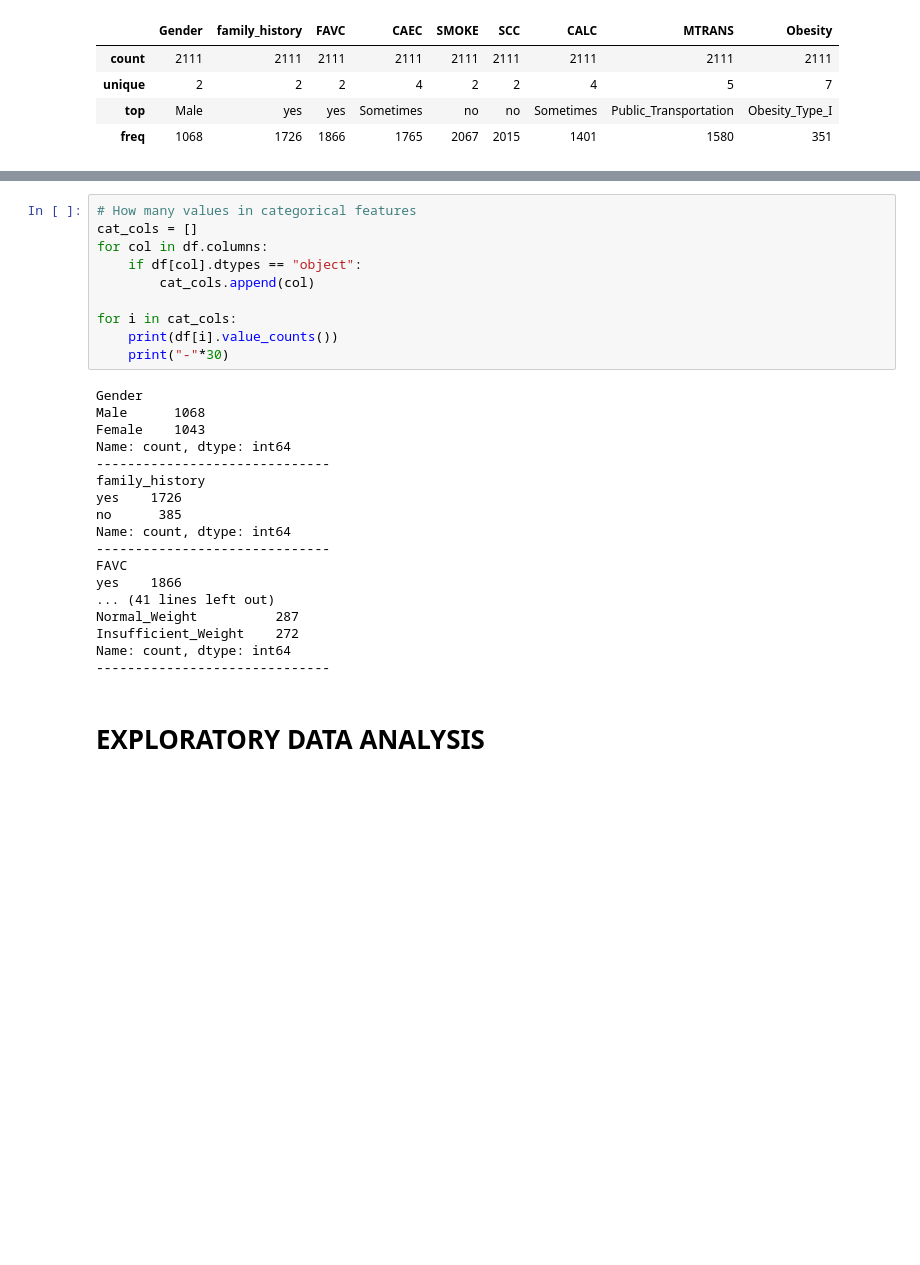
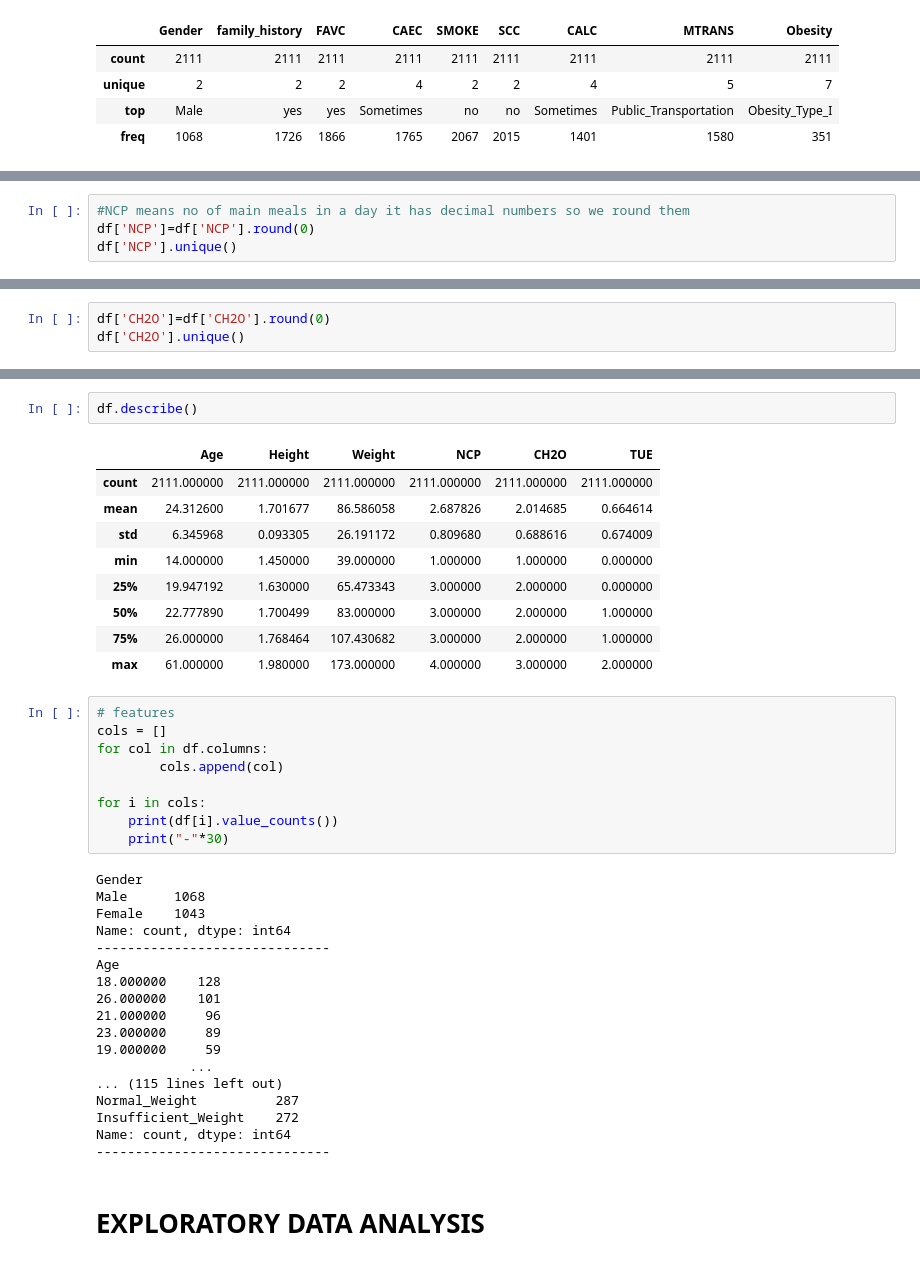
Before and after one commit to saipranay14/Obesity-Prediction, a Jupyter notebook: Obesity Prediction using XGBoost.ipynb, the cells around one changed output, grey strips where cells are left out. Saved outputs shown, nothing was run; the diff lists cells and outputs as text; blank space fills up the shorter version.

```diff
--- a/Obesity Prediction using XGBoost.ipynb
+++ b/Obesity Prediction using XGBoost.ipynb
@@ -96,0 +112,4 @@ Obesity_level (Target Column) : Obesity level
+# %%
+#NCP means no of main meals in a day it has decimal numbers so we round them
+df['NCP']=df['NCP'].round(0)
+df['NCP'].unique()
@@ -96,0 +118,3 @@ Obesity_level (Target Column) : Obesity level
+# %%
+df['CH2O']=df['CH2O'].round(0)
+df['CH2O'].unique()
@@ -97,11 +154,22 @@ Obesity_level (Target Column) : Obesity level
+# %%
+df.describe()
+# %% [output]
+|  | Age | Height | Weight | NCP | CH2O | TUE |
+| count | 2111.000000 | 2111.000000 | 2111.000000 | 2111.000000 | 2111.000000 | 2111.000000 |
+| mean | 24.312600 | 1.701677 | 86.586058 | 2.687826 | 2.014685 | 0.664614 |
+| std | 6.345968 | 0.093305 | 26.191172 | 0.809680 | 0.688616 | 0.674009 |
+| min | 14.000000 | 1.450000 | 39.000000 | 1.000000 | 1.000000 | 0.000000 |
+| 25% | 19.947192 | 1.630000 | 65.473343 | 3.000000 | 2.000000 | 0.000000 |
+| 50% | 22.777890 | 1.700499 | 83.000000 | 3.000000 | 2.000000 | 1.000000 |
+| 75% | 26.000000 | 1.768464 | 107.430682 | 3.000000 | 2.000000 | 1.000000 |
+| max | 61.000000 | 1.980000 | 173.000000 | 4.000000 | 3.000000 | 2.000000 |
 # %%
-# How many values in categorical features
-cat_cols = []
+# features
+cols = []
 for col in df.columns:
-    if df[col].dtypes == "object":
-        cat_cols.append(col)
+        cols.append(col)
 
-for i in cat_cols:
+for i in cols:
     print(df[i].value_counts())
     print("-"*30)
 # %% [output]
@@ -110,14 +178,14 @@ Male      1068
 Female    1043
 Name: count, dtype: int64
 ------------------------------
-family_history
-yes    1726
-no      385
-Name: count, dtype: int64
-------------------------------
-FAVC
-yes    1866
-... (41 lines left out)
+Age
+18.000000    128
+26.000000    101
+21.000000     96
+23.000000     89
+19.000000     59
+            ...
+... (115 lines left out)
 Normal_Weight          287
 Insufficient_Weight    272
 Name: count, dtype: int64
```
Also changed, not shown: parts of 21 cells of this notebook, 2 other files.
